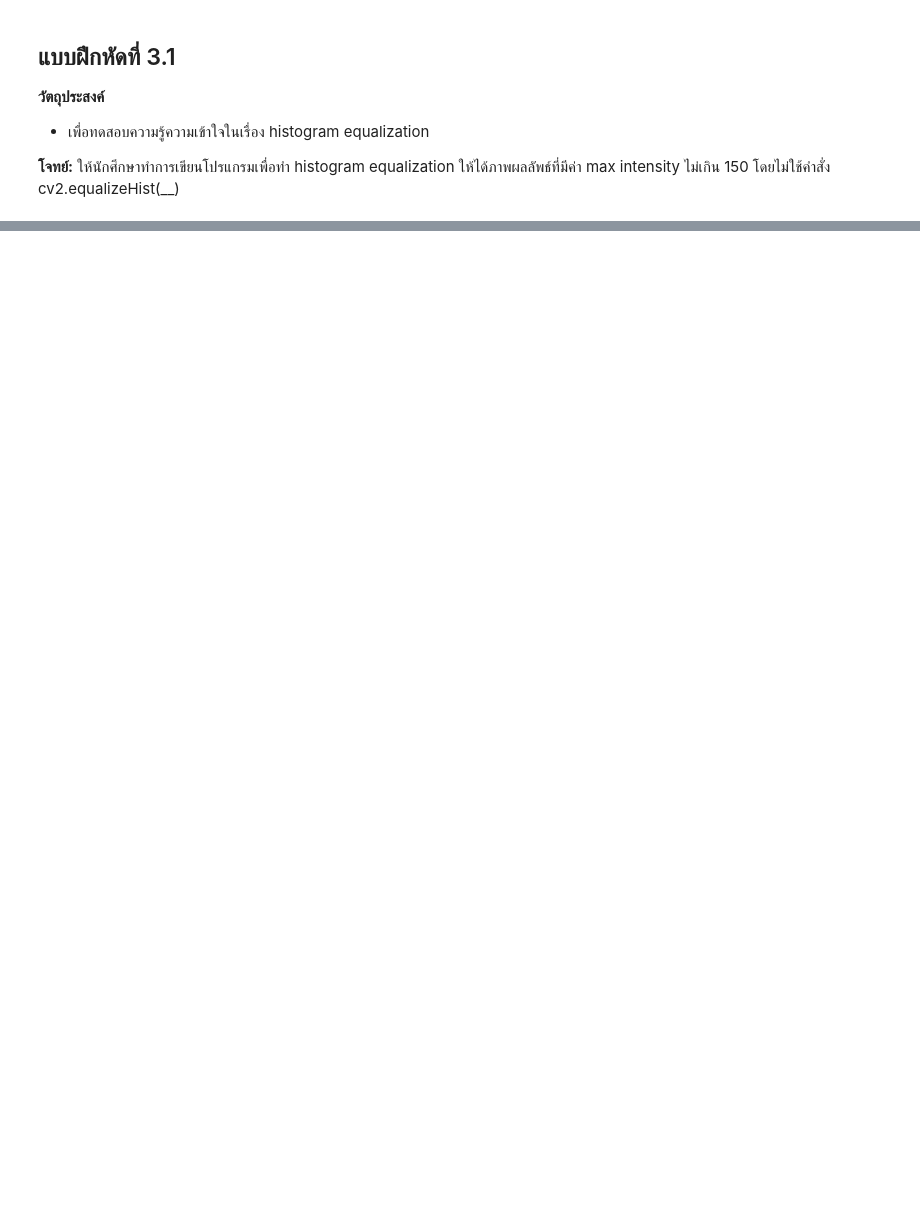
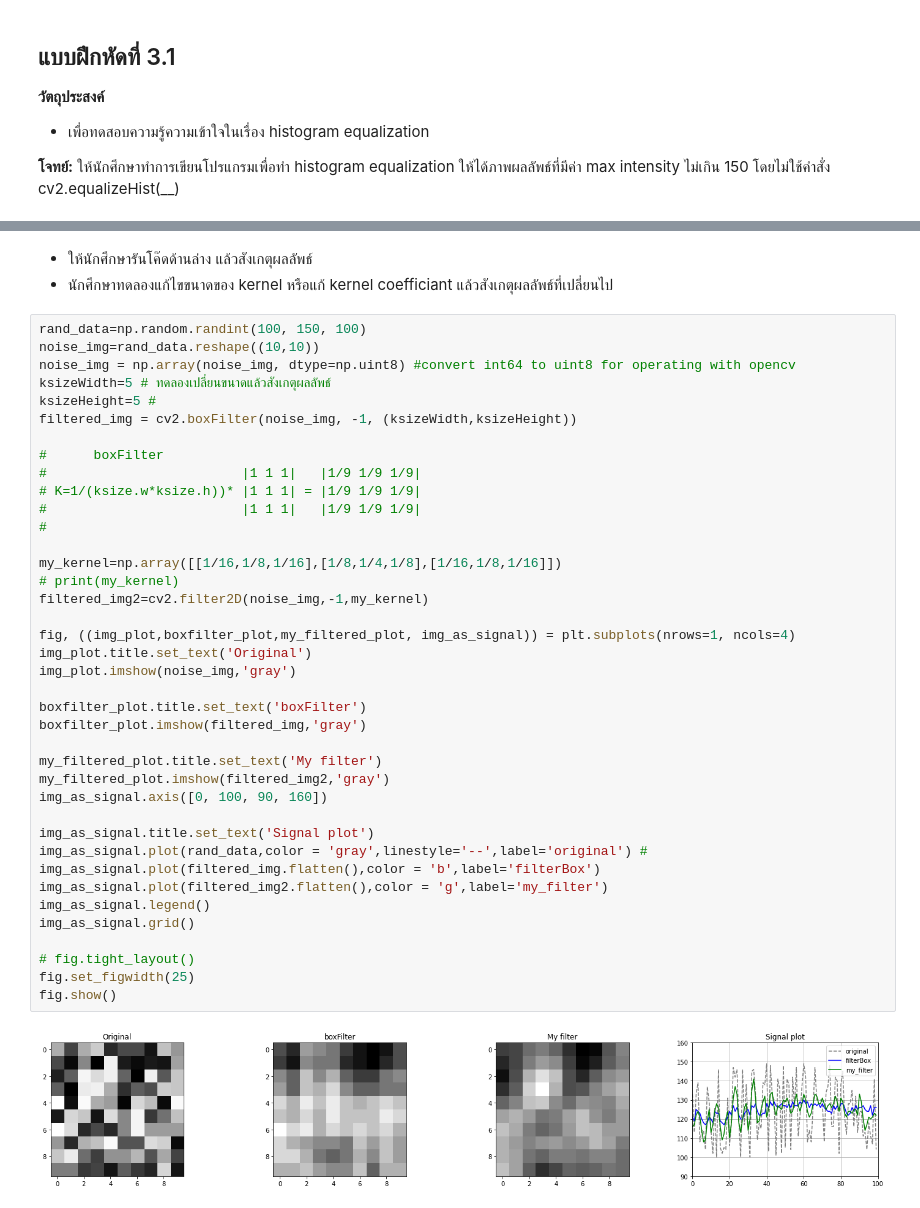
Before and after one commit to jbinteam/010723305, a Jupyter notebook: ็Homework3.ipynb, the cells around one changed output, grey strips where cells are left out. Drawn from its saved outputs; the diff is of its cells as text; blank space fills up the shorter version.

```diff
--- a/็Homework3.ipynb
+++ b/็Homework3.ipynb
@@ -157,0 +172,44 @@ cv2_imshow(im)
+# %% [markdown]
+- ให้นักศึกษารันโค๊ดด้านล่าง แล้วสังเกตุผลลัพธ์
+- นักศึกษาทดลองแก้ไขขนาดของ kernel หรือแก้ kernel coefficiant แล้วสังเกตุผลลัพธ์ที่เปลี่ยนไป
+# %%
+rand_data=np.random.randint(100, 150, 100)
+noise_img=rand_data.reshape((10,10))
+noise_img = np.array(noise_img, dtype=np.uint8) #convert int64 to uint8 for operating with opencv
+ksizeWidth=5 # ทดลองเปลี่ยนขนาดแล้วสังเกตุผลลัพธ์
+ksizeHeight=5 #
+filtered_img = cv2.boxFilter(noise_img, -1, (ksizeWidth,ksizeHeight))
+
+#      boxFilter
+#                         |1 1 1|   |1/9 1/9 1/9|
+# K=1/(ksize.w*ksize.h))* |1 1 1| = |1/9 1/9 1/9|
+#                         |1 1 1|   |1/9 1/9 1/9|
+#
+
+my_kernel=np.array([[1/16,1/8,1/16],[1/8,1/4,1/8],[1/16,1/8,1/16]])
+# print(my_kernel)
+filtered_img2=cv2.filter2D(noise_img,-1,my_kernel)
+
+fig, ((img_plot,boxfilter_plot,my_filtered_plot, img_as_signal)) = plt.subplots(nrows=1, ncols=4)
+img_plot.title.set_text('Original')
+img_plot.imshow(noise_img,'gray')
+
+boxfilter_plot.title.set_text('boxFilter')
+boxfilter_plot.imshow(filtered_img,'gray')
+
+my_filtered_plot.title.set_text('My filter')
+my_filtered_plot.imshow(filtered_img2,'gray')
+img_as_signal.axis([0, 100, 90, 160])
+
+img_as_signal.title.set_text('Signal plot')
+img_as_signal.plot(rand_data,color = 'gray',linestyle='--',label='original') #
+img_as_signal.plot(filtered_img.flatten(),color = 'b',label='filterBox')
+img_as_signal.plot(filtered_img2.flatten(),color = 'g',label='my_filter')
+img_as_signal.legend()
+img_as_signal.grid()
+
+# fig.tight_layout()
+fig.set_figwidth(25)
+fig.show()
+# %% [output]
+[figure, added]
```
Also changed, not shown: parts of 7 cells of this notebook.
